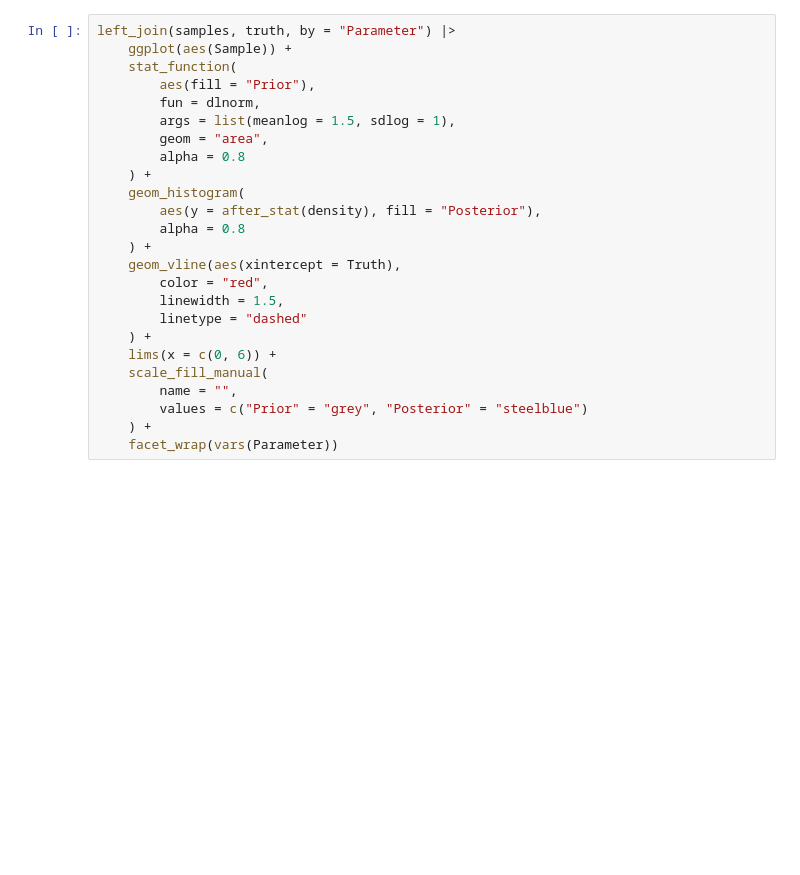
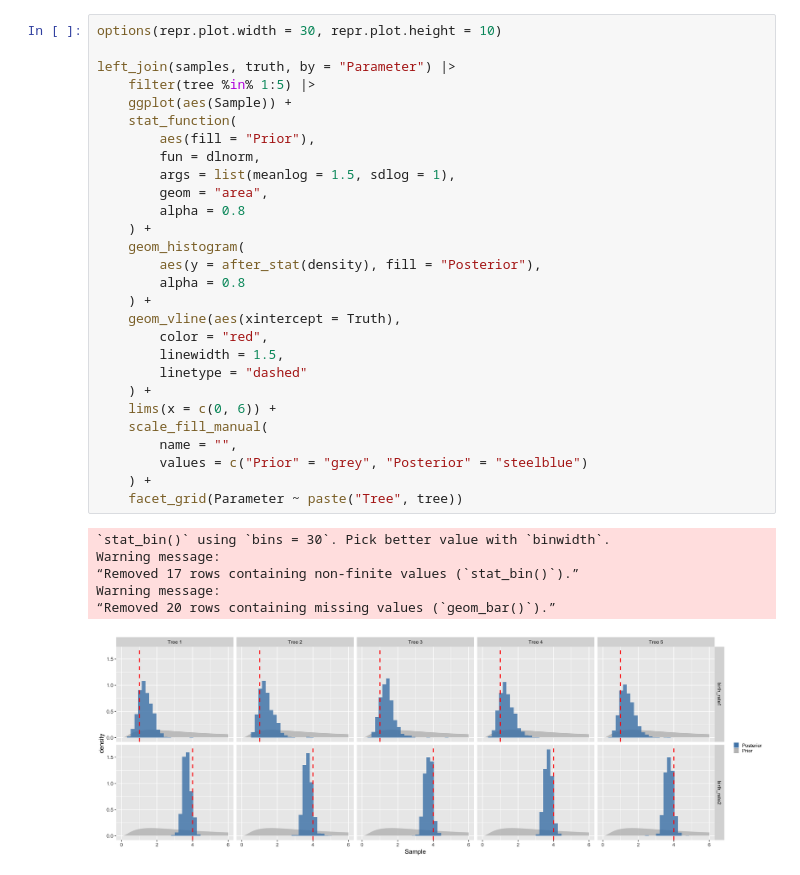
Before and after one commit to matsengrp/gcdyn, a Jupyter notebook: notebooks/inference/birth_death/mcmc/experiment_analysis.ipynb, the cells around one changed output. Cells and saved outputs as stored; diff of their text form; blank space fills up the shorter version.

```diff
--- a/notebooks/inference/birth_death/mcmc/experiment_analysis.ipynb
+++ b/notebooks/inference/birth_death/mcmc/experiment_analysis.ipynb
@@ -48,25 +79,35 @@ samples |>
 # %%
+options(repr.plot.width = 30, repr.plot.height = 10)
+
 left_join(samples, truth, by = "Parameter") |>
+    filter(tree %in% 1:5) |>
     ggplot(aes(Sample)) +
     stat_function(
         aes(fill = "Prior"),
         fun = dlnorm,
         args = list(meanlog = 1.5, sdlog = 1),
         geom = "area",
         alpha = 0.8
     ) +
     geom_histogram(
         aes(y = after_stat(density), fill = "Posterior"),
         alpha = 0.8
     ) +
     geom_vline(aes(xintercept = Truth),
         color = "red",
         linewidth = 1.5,
         linetype = "dashed"
     ) +
     lims(x = c(0, 6)) +
     scale_fill_manual(
         name = "",
         values = c("Prior" = "grey", "Posterior" = "steelblue")
     ) +
-    facet_wrap(vars(Parameter))
+    facet_grid(Parameter ~ paste("Tree", tree))
+# %% [output]
+`stat_bin()` using `bins = 30`. Pick better value with `binwidth`.
+Warning message:
+“Removed 17 rows containing non-finite values (`stat_bin()`).”
+Warning message:
+“Removed 20 rows containing missing values (`geom_bar()`).”
+[figure, added]
```
Also changed, not shown: parts of 4 cells of this notebook, 1 other file.
